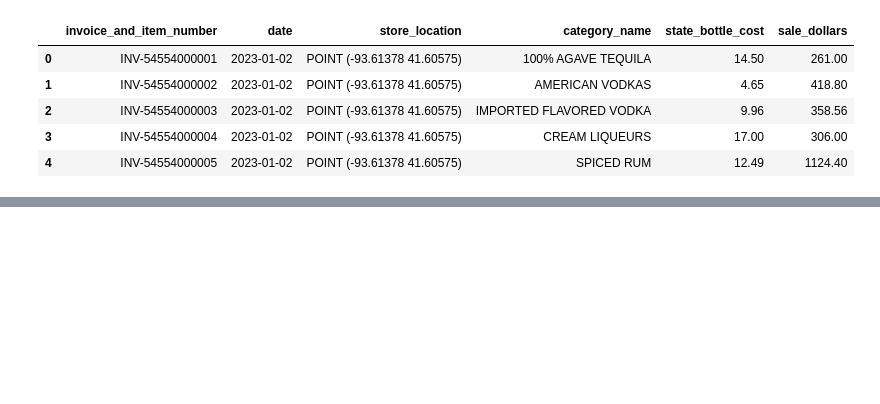
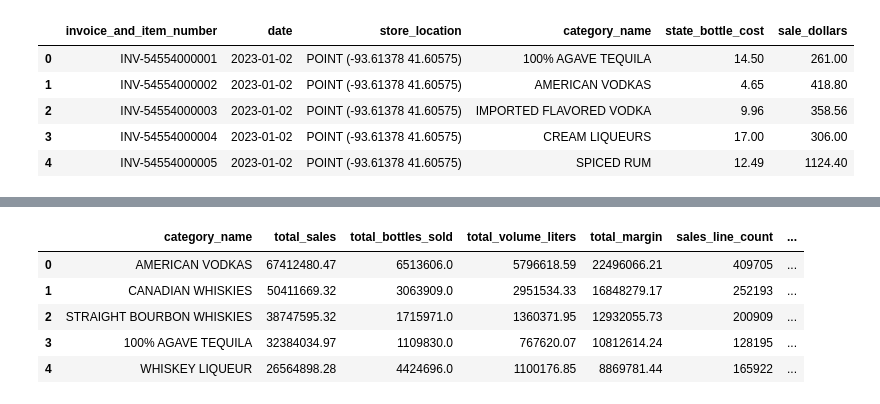
Before and after one commit to magda2307/pjatk-idh, a Jupyter notebook: data-warehouse-iowa-liquor/notebooks/etl_demo.ipynb, the cells around one changed output, grey strips where cells are left out. Drawn from its saved outputs; the diff is of its cells as text; code cells hidden in the pictures; blank space fills up the shorter version.

```diff
--- a/data-warehouse-iowa-liquor/notebooks/etl_demo.ipynb
+++ b/data-warehouse-iowa-liquor/notebooks/etl_demo.ipynb
@@ -128,0 +150,9 @@ display(df_sem)
+# %%
+display(query_db("SELECT TOP 5 * FROM sem.vw_sales_by_category ORDER BY total_sales DESC;"))
+# %% [output]
+|  | category_name | total_sales | total_bottles_sold | total_volume_liters | total_margin | sales_line_count | ... |
+| 0 | AMERICAN VODKAS | 67412480.47 | 6513606.0 | 5796618.59 | 22496066.21 | 409705 | ... |
+| 1 | CANADIAN WHISKIES | 50411669.32 | 3063909.0 | 2951534.33 | 16848279.17 | 252193 | ... |
+| 2 | STRAIGHT BOURBON WHISKIES | 38747595.32 | 1715971.0 | 1360371.95 | 12932055.73 | 200909 | ... |
+| 3 | 100% AGAVE TEQUILA | 32384034.97 | 1109830.0 | 767620.07 | 10812614.24 | 128195 | ... |
+| 4 | WHISKEY LIQUEUR | 26564898.28 | 4424696.0 | 1100176.85 | 8869781.44 | 165922 | ... |
```
Also changed, not shown: parts of 30 cells of this notebook.
